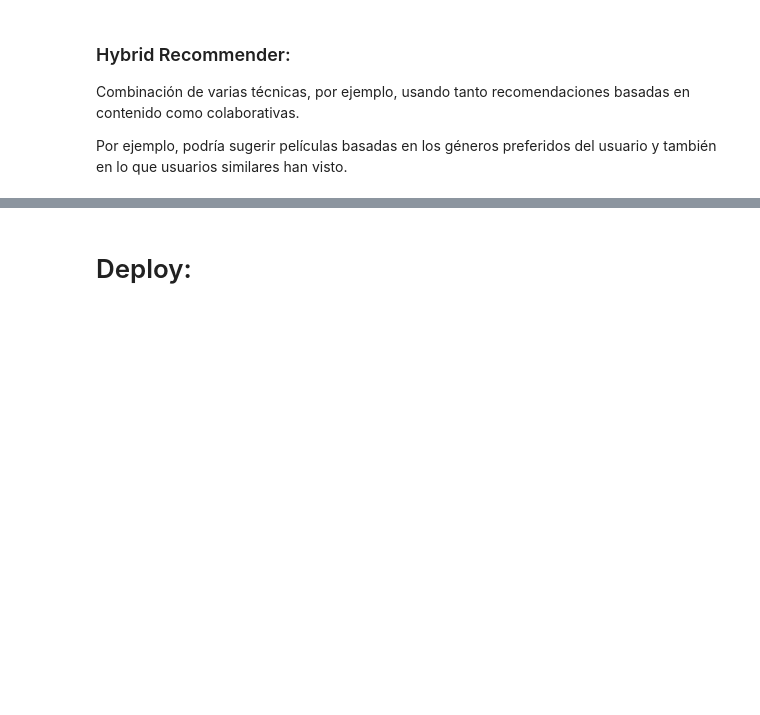
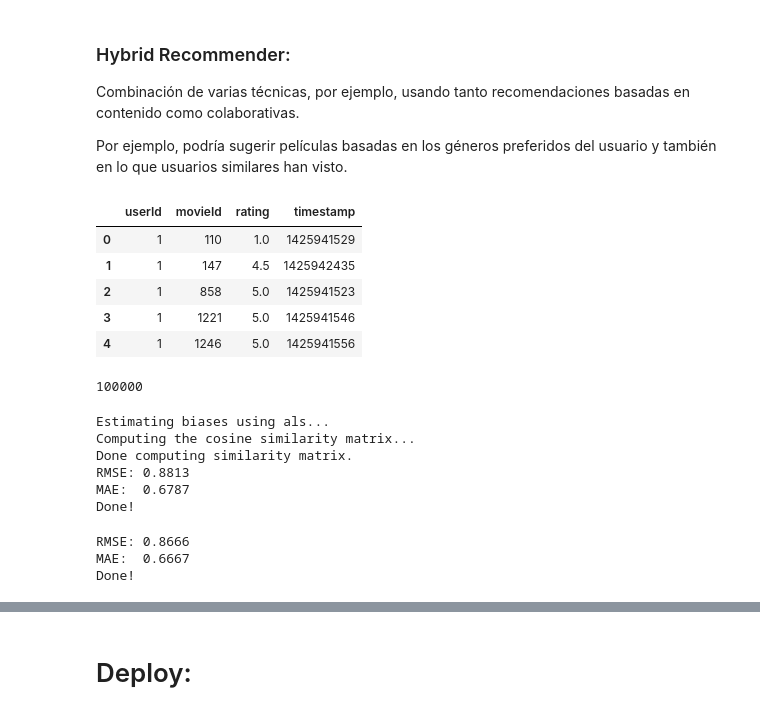
Before and after one commit to abrilnoguera/TMDBChatbot, a Jupyter notebook: trabajoAPA.ipynb, the cells around one changed output, grey strips where cells are left out. Saved outputs shown, nothing was run; the diff lists cells and outputs as text; code cells hidden in the pictures; blank space fills up the shorter version.

```diff
--- a/trabajoAPA.ipynb
+++ b/trabajoAPA.ipynb
@@ -1709,0 +1714,11 @@ links_small = links_small[links_small['tmdbId'].notnull()]['tmdbId'].astype('int
+# %%
+ratings_sample = pd.read_parquet('./input/ratings_sample.parquet')
+# %%
+ratings_sample.head()
+# %% [output]
+|  | userId | movieId | rating | timestamp |
+| 0 | 1 | 110 | 1.0 | 1425941529 |
+| 1 | 1 | 147 | 4.5 | 1425942435 |
+| 2 | 1 | 858 | 5.0 | 1425941523 |
+| 3 | 1 | 1221 | 5.0 | 1425941546 |
+| 4 | 1 | 1246 | 5.0 | 1425941556 |
@@ -1709,0 +1733,4 @@ links_small = links_small[links_small['tmdbId'].notnull()]['tmdbId'].astype('int
+# %%
+print(len(ratings_sample))
+# %% [output]
+100000
@@ -1709,0 +1743,41 @@ links_small = links_small[links_small['tmdbId'].notnull()]['tmdbId'].astype('int
+# %%
+# basic collaborative filtering algorithm taking into account a baseline rating.
+sim_options = {'name': 'cosine',
+               'user_based': False  # compute  similarities between items
+               }
+knnbaseline_algo = KNNBaseline(sim_options=sim_options)
+
+knnbaseline_algo.fit(trainset)
+knnbaseline_predictions = knnbaseline_algo.test(testset)
+
+file_name = 'KnnBaseline_model'
+dump.dump(file_name, algo=knnbaseline_predictions)
+# _, loaded_algo = dump.load(file_name)
+
+accuracy.rmse(knnbaseline_predictions)
+accuracy.mae(knnbaseline_predictions)
+print("Done!")
+# %% [output]
+Estimating biases using als...
+Computing the cosine similarity matrix...
+Done computing similarity matrix.
+RMSE: 0.8813
+MAE:  0.6787
+Done!
+# %%
+svd_algo = SVD()
+
+svd_algo.fit(trainset)
+svd_predictions = svd_algo.test(testset)
+
+file_name = 'svd_model'
+dump.dump(file_name, algo=svd_algo)
+# _, loaded_algo = dump.load(file_name)
+
+accuracy.rmse(svd_predictions)
+accuracy.mae(svd_predictions)
+print("Done!")
+# %% [output]
+RMSE: 0.8666
+MAE:  0.6667
+Done!
```
Also changed, not shown: parts of 32 cells of this notebook.
